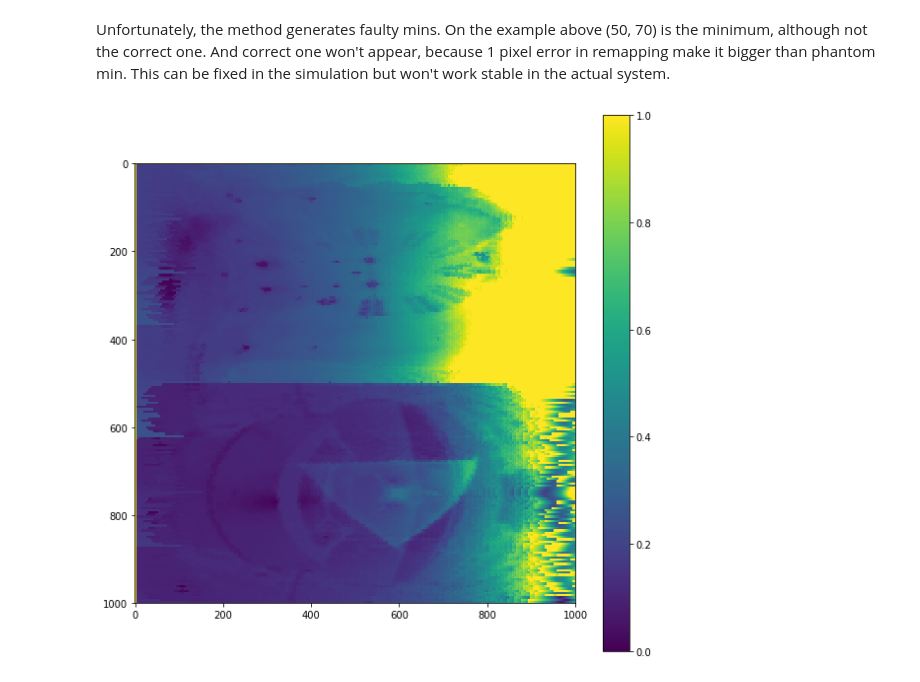
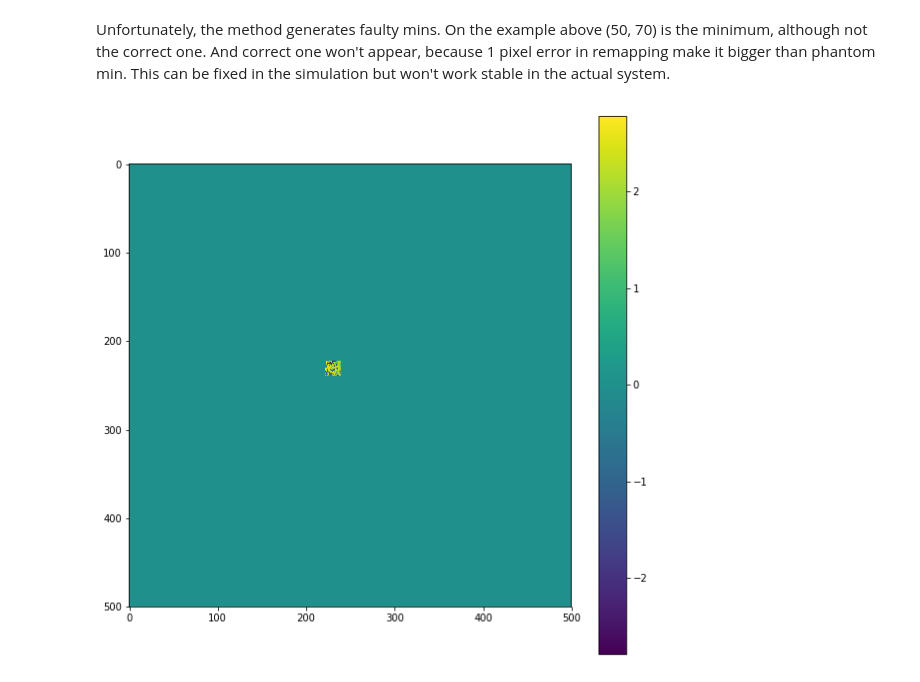
Before and after one commit to vaheta/dpolar, a Jupyter notebook: find_nmap_notebook.ipynb, the cells around one changed output. Drawn from its saved outputs; the diff is of its cells as text; code cells hidden in the pictures.

```diff
--- a/find_nmap_notebook.ipynb
+++ b/find_nmap_notebook.ipynb
@@ -323,9 +526,9 @@ thetas0 = data['thetas']
 dm = data['dm']
 # %%
 plt.figure(figsize=(10,10))
-plt.imshow(res)
+plt.imshow(phis)
 plt.colorbar()
-plt.clim(0,1)
+# plt.clim(0,1.7)
 plt.show()
 # %% [output]
-[figure, old version]
+[figure, new version]
```
Also changed, not shown: parts of 11 cells of this notebook, 3 other files.
